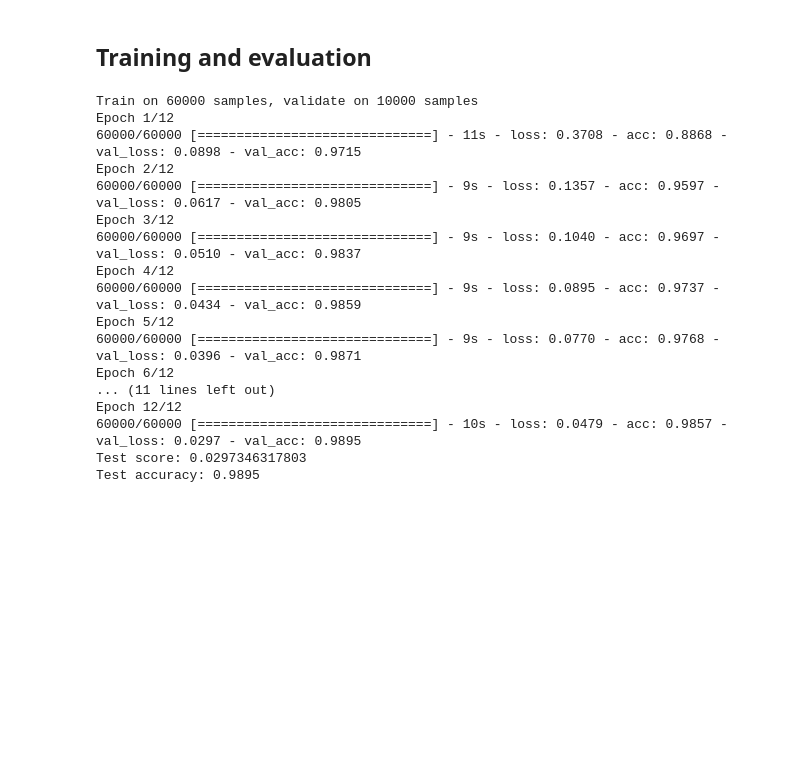
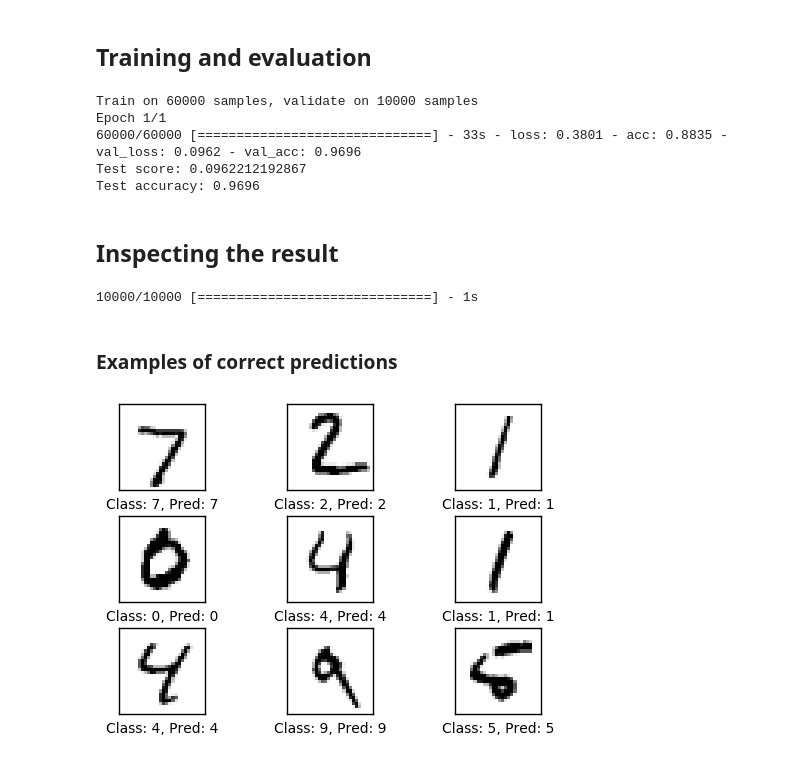
Before and after one commit to Kidel/In-Codice-Ratio-OCR-with-CNN, a Jupyter notebook: Notebooks/01_Mnist.ipynb, the cells around one changed output. Saved outputs shown, nothing was run; the diff lists cells and outputs as text; code cells hidden in the pictures; blank space fills up the shorter version.

```diff
--- a/Notebooks/01_Mnist.ipynb
+++ b/Notebooks/01_Mnist.ipynb
@@ -36,7 +39,7 @@ from keras.datasets import mnist
 # %%
 batch_size = 128
 nb_classes = 10
-nb_epoch = 12
+nb_epoch = 15
 # %%
 # input image dimensions
 img_rows, img_cols = 28, 28
@@ -110,19 +117,25 @@ print('Test score:', score[0])
 print('Test accuracy:', score[1])
 # %% [output]
 Train on 60000 samples, validate on 10000 samples
-Epoch 1/12
-60000/60000 [==============================] - 11s - loss: 0.3708 - acc: 0.8868 - val_loss: 0.0898 - val_acc: 0.9715
-Epoch 2/12
-60000/60000 [==============================] - 9s - loss: 0.1357 - acc: 0.9597 - val_loss: 0.0617 - val_acc: 0.9805
-Epoch 3/12
-60000/60000 [==============================] - 9s - loss: 0.1040 - acc: 0.9697 - val_loss: 0.0510 - val_acc: 0.9837
-Epoch 4/12
-60000/60000 [==============================] - 9s - loss: 0.0895 - acc: 0.9737 - val_loss: 0.0434 - val_acc: 0.9859
-Epoch 5/12
-60000/60000 [==============================] - 9s - loss: 0.0770 - acc: 0.9768 - val_loss: 0.0396 - val_acc: 0.9871
-Epoch 6/12
-... (11 lines left out)
-Epoch 12/12
-60000/60000 [==============================] - 10s - loss: 0.0479 - acc: 0.9857 - val_loss: 0.0297 - val_acc: 0.9895
-Test score: 0.0297346317803
-Test accuracy: 0.9895
+Epoch 1/1
+60000/60000 [==============================] - 33s - loss: 0.3801 - acc: 0.8835 - val_loss: 0.0962 - val_acc: 0.9696
+Test score: 0.0962212192867
+Test accuracy: 0.9696
+# %% [markdown]
+## Inspecting the result
+# %%
+# The predict_classes function outputs the highest probability class
+# according to the trained classifier for each input example.
+predicted_classes = model.predict_classes(X_test)
+
+# Check which items we got right / wrong
+correct_indices = np.nonzero(predicted_classes == y_test)[0]
+incorrect_indices = np.nonzero(predicted_classes != y_test)[0]
+# %% [output]
+10000/10000 [==============================] - 1s
+# %% [markdown]
+### Examples of correct predictions
+# %%
+u.plot_images(X_test[correct_indices[:9]], y_test[correct_indices[:9]], predicted_classes[correct_indices[:9]])
+# %% [output]
+[figure, added]
```
Also changed, not shown: parts of 5 cells of this notebook, 2 other files.
